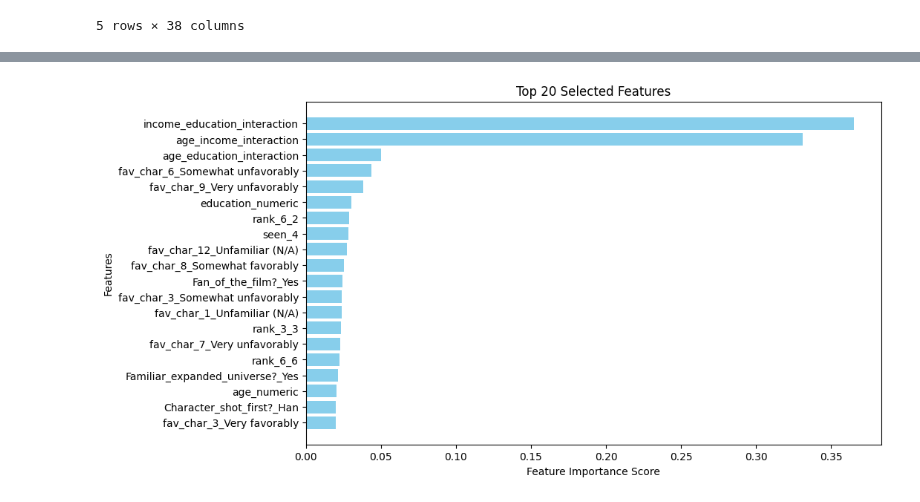
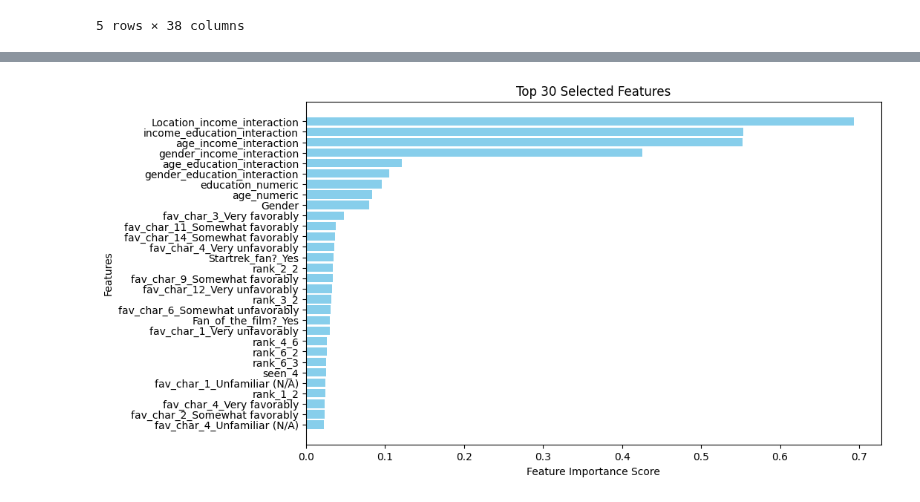
Before and after one commit to MosesIbe23/CSE450_Machine_Learning, a Jupyter notebook: Semester_Project.ipynb, the cells around one changed output, grey strips where cells are left out. Cells and saved outputs as stored; diff of their text form; code cells hidden in the pictures.

```diff
--- a/Semester_Project.ipynb
+++ b/Semester_Project.ipynb
@@ -179,16 +241,8 @@ See the caveats in the documentation: https://pandas.pydata.org/pandas-docs/stab
 # %%
+#print(df.isnull().sum())
+
 # Replace blank values with NaN, and drop any remaining rows with missing values
 df.replace("", np.nan, inplace=True)
-
-# # Impute missing values
-# numerical_cols = ['age_numeric', 'education_numeric', 'income_numeric']
-# for col in numerical_cols:
-#     df[col].fillna(df[col].mean(), inplace=True)
-
-# # For categorical columns, we'll replace NaN values with the mode
-# categorical_cols = ['Gender', 'Location', 'seen_1', 'seen_2', 'seen_3', 'seen_4', 'seen_5', 'seen_6']
-# for col in categorical_cols:
-#     df[col].fillna(df[col].mode()[0], inplace=True)
 
 # Combine numerical and categorical column logic
 for col in df.columns:
@@ -203,26 +257,6 @@ for col in df.columns:
 # Verify that there are no more missing values
 print(df.isnull().sum())
 
-# Map categorical values to numerical values
-gender_mapping = {
-    'Male': 0,
-    'Female': 1
-}
-df['Gender'] = df['Gender'].map(gender_mapping)
-
-# Encode location column
-location_mapping = {
-    'East North Central': 1,
-    'East South Central': 2,
-    'Middle Atlantic': 3,
-    'Mountain': 4,
-    'New England': 5,
-    'Pacific': 6,
-    'South Atlantic': 7,
-    'West North Central': 8,
-    'West South Central': 9
-}
-df['Location'] = df['Location'].map(location_mapping)
 df.head()
 # %% [output]
 Seen_any_movies?                0
@@ -264,13 +298,12 @@ For example, when doing 'df[col].method(value, inplace=True)', try using 'df.met
 # %%
 # Define features and target
-
 traindf = pd.get_dummies(df, drop_first= True)
 traindf = traindf.reindex(columns=traindf.columns, fill_value=0)
 traindf
 
 # Drop 'income_numeric' since it directly defines the target
-X = traindf.drop(['income_numeric', 'target'], axis=1)
+X = traindf.drop(['target'], axis=1)
 y = traindf['target']  # Target variable indicating if income is more than $50k
 
-X
+X.head()
 # %% [output]
@@ -360,34 +381,34 @@ Accuracy Score: 0.95
 # %%
-# Visualize the top 20 features with their scores
-def plot_top_features(X_train, feature_names, selector, num_features=20):
+# Visualize the top 30 features with their scores
+def plot_top_features(X_train, feature_names, selector, num_features=30):
     # Get the scores of all features
     feature_scores = selector.scores_
 
     # Sort the scores in descending order and get the top `num_features`
     top_indices = np.argsort(feature_scores)[-num_features:][::-1]
     top_features = [feature_names[i] for i in top_indices]
     top_scores = feature_scores[top_indices]
 
     # Plot the top features
     plt.figure(figsize=(10, 6))
     plt.barh(top_features, top_scores, color='skyblue')
     plt.xlabel("Feature Importance Score")
     plt.ylabel("Features")
-    plt.title("Top 20 Selected Features")
+    plt.title("Top 30 Selected Features")
     plt.gca().invert_yaxis()  # Invert y-axis for descending order
     plt.show()
 
 # Call the function after fitting the selector
 feature_names = X.columns  # Assuming X is a pandas DataFrame with feature names
 
 # Define the selector here (or move its definition outside of any function)
 from sklearn.feature_selection import SelectKBest, mutual_info_classif # Make sure these are imported
 selector = SelectKBest(score_func=mutual_info_classif, k=20) # Initialize SelectKBest
 selector.fit(X_train, y_train) # Fit the selector to your data
 
-plot_top_features(X_train, feature_names, selector, num_features=20)
+plot_top_features(X_train, feature_names, selector, num_features=30)
 # %% [output]
-[figure, old version]
+[figure, new version]
 # %%
 from sklearn.metrics import f1_score, roc_auc_score, roc_curve, precision_recall_curve, average_precision_score
 import matplotlib.pyplot as plt
```
Also changed, not shown: parts of 8 cells of this notebook.
